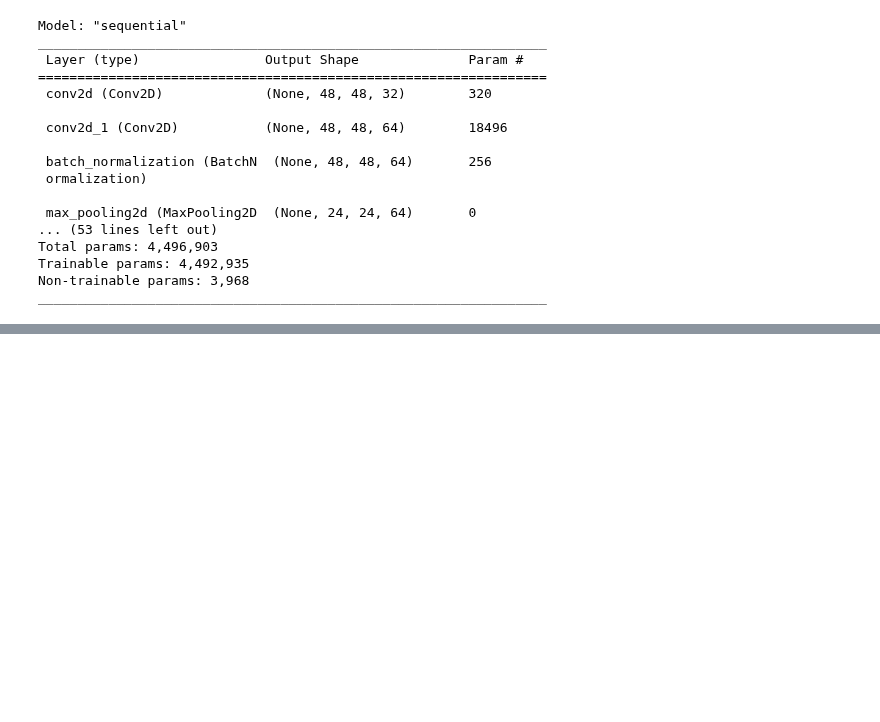
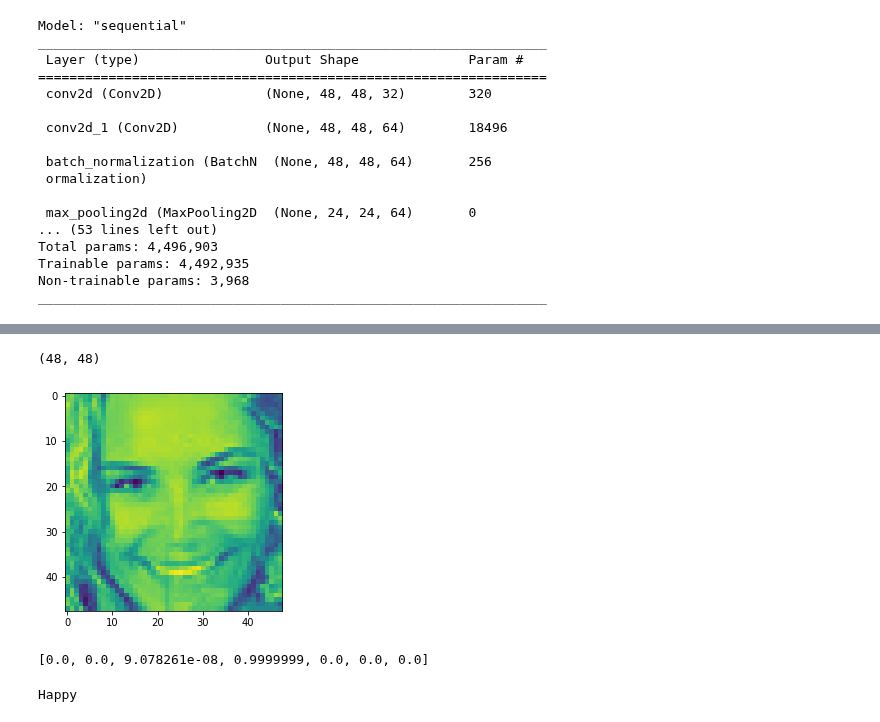
Before and after one commit to Anku0210/Face-emotion-Recognition, a Jupyter notebook: Face_Emotion_Recognition.ipynb, the cells around one changed output, grey strips where cells are left out. Drawn from its saved outputs; the diff is of its cells as text; code cells hidden in the pictures; blank space fills up the shorter version.

```diff
--- a/Face_Emotion_Recognition.ipynb
+++ b/Face_Emotion_Recognition.ipynb
@@ -207,0 +233,8 @@ Epoch 60/60
+# %%
+img = image.load_img("/content/test/happy/PrivateTest_10077120.jpg",target_size = (48,48),color_mode = "grayscale")
+img = np.array(img)
+plt.imshow(img)
+print(img.shape) #prints (48,48) that is the shape of our image
+# %% [output]
+(48, 48)
+[figure, added]
@@ -207,0 +243,14 @@ Epoch 60/60
+# %%
+img = np.expand_dims(img,axis = 0) #makes image shape (1,48,48)
+img = img.reshape(1,48,48,1)
+result = model.predict(img)
+result = list(result[0])
+print(result)
+# %% [output]
+[0.0, 0.0, 9.078261e-08, 0.9999999, 0.0, 0.0, 0.0]
+# %%
+img_index = result.index(max(result))
+print(label_dict[img_index])
+plt.show()
+# %% [output]
+Happy
```
Also changed, not shown: parts of 25 cells of this notebook.
